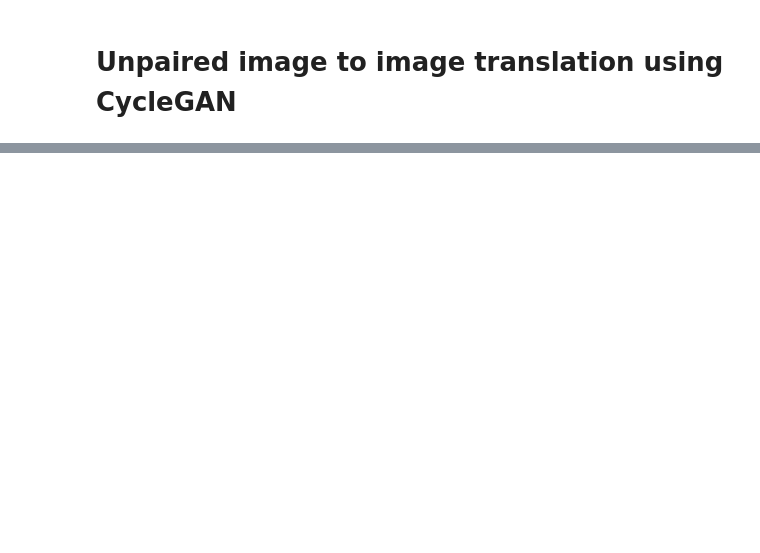
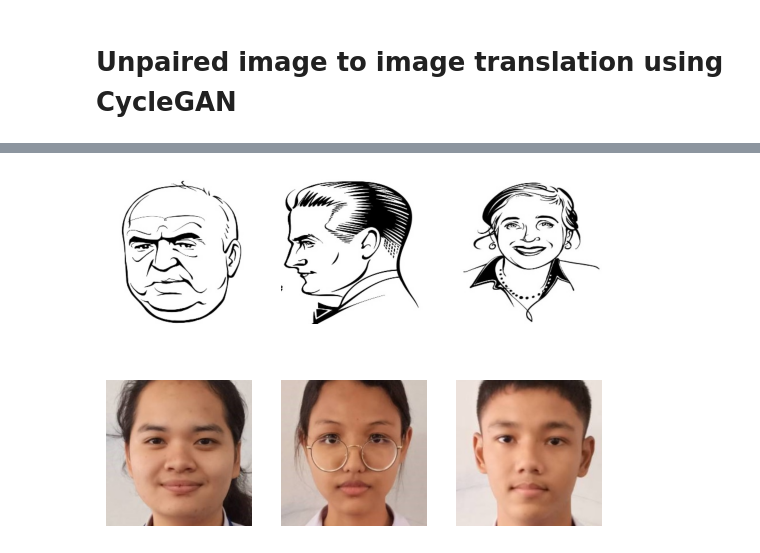
Before and after one commit to pipogood/FRA_503-IOT-Project, a Jupyter notebook: CycleGAN_Tutorial.ipynb, the cells around one changed output, grey strips where cells are left out. Cells and saved outputs as stored; diff of their text form; code cells hidden in the pictures; blank space fills up the shorter version.

```diff
--- a/CycleGAN_Tutorial.ipynb
+++ b/CycleGAN_Tutorial.ipynb
@@ -84,7 +89,7 @@ def define_discriminator(image_shape):
     #with a small learning rate and 0.5 beta.
     #The loss for the discriminator is weighted by 50% for each model update.
     #This slows down changes to the discriminator relative to the generator model during training.
-	model.compile(loss='mse', optimizer=Adam(lr=0.0002, beta_1=0.5), loss_weights=[0.5])
+	model.compile(loss='mse', optimizer=Adam(learning_rate=0.0002, beta_1=0.5), loss_weights=[0.5])
 	return model
 
 # generator a resnet block to be used in the generator
@@ -181,7 +186,7 @@ def define_composite_model(g_model_1, d_model, g_model_2, image_shape):
 	model = Model([input_gen, input_id], [output_d, output_id, output_f, output_b])
 
     # define the optimizer
-	opt = Adam(lr=0.0002, beta_1=0.5)
+	opt = Adam(learning_rate=0.0002, beta_1=0.5)
 	# compile model with weighting of least squares loss and L1 loss
 	model.compile(loss=['mse', 'mae', 'mae', 'mae'],
                loss_weights=[1, 5, 10, 10], optimizer=opt)
@@ -371,7 +376,10 @@ def load_images(path, size=(256,256)):
 path = 'D:\PlantVillage'
 
 # load dataset A - Monet paintings
-dataA_all = load_images(path + '/Potato___healthy/')
+# dataA_all = load_images(path + '/Potato___healthy/')
+# print('Loaded dataA: ', dataA_all.shape)
+
+dataA_all = load_images('F:\\FRA503_IOT\\Preprocess_Portrait_Dataset\\')
 print('Loaded dataA: ', dataA_all.shape)
 
 from sklearn.utils import resample
@@ -382,8 +390,14 @@ dataA = resample(dataA_all,
                  random_state=42)
 
 # load dataset B - Photos
-dataB_all = load_images(path + '/Potato___Late_blight/')
+# dataB_all = load_images(path + '/Potato___Late_blight/')
+# print('Loaded dataB: ', dataB_all.shape)
+
+
+dataB_all = load_images('F:\\FRA503_IOT\\Preprocess_Datasets\\')
 print('Loaded dataB: ', dataB_all.shape)
+
+
 #Get a subset of all images, for faster training during demonstration
 #We could have just read the list of files and only load a subset, better memory management.
 dataB = resample(dataB_all,
@@ -406,50 +420,51 @@ plt.show()
 
 
 
-# # load image data
-# data = [dataA, dataB]
+# load image data
+data = [dataA, dataB]
 
-# print('Loaded', data[0].shape, data[1].shape)
+print('Loaded', data[0].shape, data[1].shape)
 
-# #Preprocess data to change input range to values between -1 and 1
-# # This is because the generator uses tanh activation in the output layer
-# #And tanh ranges between -1 and 1
-# def preprocess_data(data):
-# 	# load compressed arrays
-# 	# unpack arrays
-# 	X1, X2 = data[0], data[1]
-# 	# scale from [0,255] to [-1,1]
-# 	X1 = (X1 - 127.5) / 127.5
-# 	X2 = (X2 - 127.5) / 127.5
-# 	return [X1, X2]
+#Preprocess data to change input range to values between -1 and 1
+# This is because the generator uses tanh activation in the output layer
+#And tanh ranges between -1 and 1
+def preprocess_data(data):
+	# load compressed arrays
+	# unpack arrays
+	X1, X2 = data[0], data[1]
+	# scale from [0,255] to [-1,1]
+	X1 = (X1 - 127.5) / 127.5
+	X2 = (X2 - 127.5) / 127.5
+	return [X1, X2]
 
-# dataset = preprocess_data(data)
+dataset = preprocess_data(data)
 
-# # from cycleGAN_model import define_generator, define_discriminator, define_composite_model, train
-# # define input shape based on the loaded dataset
-# image_shape = dataset[0].shape[1:]
-# # generator: A -> B
-# g_model_AtoB = define_generator(image_shape)
-# # generator: B -> A
-# g_model_BtoA = define_generator(image_shape)
-# # discriminator: A -> [real/fake]
-# d_model_A = define_discriminator(image_shape)
-# # discriminator: B -> [real/fake]
-# d_model_B = define_discriminator(image_shape)
-# # composite: A -> B -> [real/fake, A]
-# c_model_AtoB = define_composite_model(g_model_AtoB, d_model_B, g_model_BtoA, image_shape)
-# # composite: B -> A -> [real/fake, B]
-# c_model_BtoA = define_composite_model(g_model_BtoA, d_model_A, g_model_AtoB, image_shape)
+# from cycleGAN_model import define_generator, define_discriminator, define_composite_model, train
+# define input shape based on the loaded dataset
+image_shape = dataset[0].shape[1:]
+# generator: A -> B
+g_model_AtoB = define_generator(image_shape)
+# generator: B -> A
+g_model_BtoA = define_generator(image_shape)
+# discriminator: A -> [real/fake]
+d_model_A = define_discriminator(image_shape)
+# discriminator: B -> [real/fake]
+d_model_B = define_discriminator(image_shape)
+# composite: A -> B -> [real/fake, A]
+c_model_AtoB = define_composite_model(g_model_AtoB, d_model_B, g_model_BtoA, image_shape)
+# composite: B -> A -> [real/fake, B]
+c_model_BtoA = define_composite_model(g_model_BtoA, d_model_A, g_model_AtoB, image_shape)
 
-# from datetime import datetime
-# start1 = datetime.now()
-# # train models
-# train(d_model_A, d_model_B, g_model_AtoB, g_model_BtoA, c_model_AtoB, c_model_BtoA, dataset, epochs=50)
+from datetime import datetime
+start1 = datetime.now()
+# train models
+train(d_model_A, d_model_B, g_model_AtoB, g_model_BtoA, c_model_AtoB, c_model_BtoA, dataset, epochs=50)
 
-# stop1 = datetime.now()
-# #Execution time of the model
-# execution_time = stop1-start1
-# print("Execution time is: ", execution_time)
-# #FileLink(r'/kaggle/working/g_model_AtoB_000002.h5')
+stop1 = datetime.now()
+#Execution time of the model
+execution_time = stop1-start1
+print("Execution time is: ", execution_time)
+#FileLink(r'/kaggle/working/g_model_AtoB_000002.h5')
 
-# ############################################
+############################################
+# %% [output]
@@ -455,0 +473 @@ plt.show()
+[figure, added]
```
Also changed, not shown: parts of 2 cells of this notebook, 8 other files.
